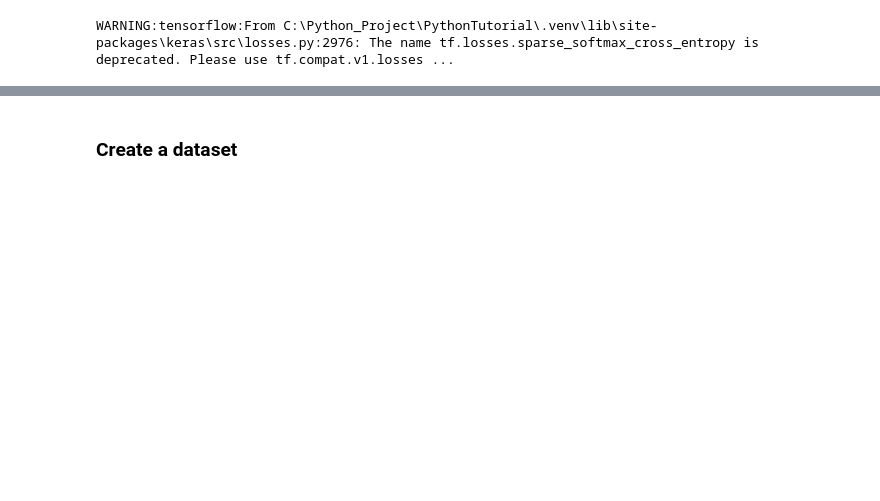
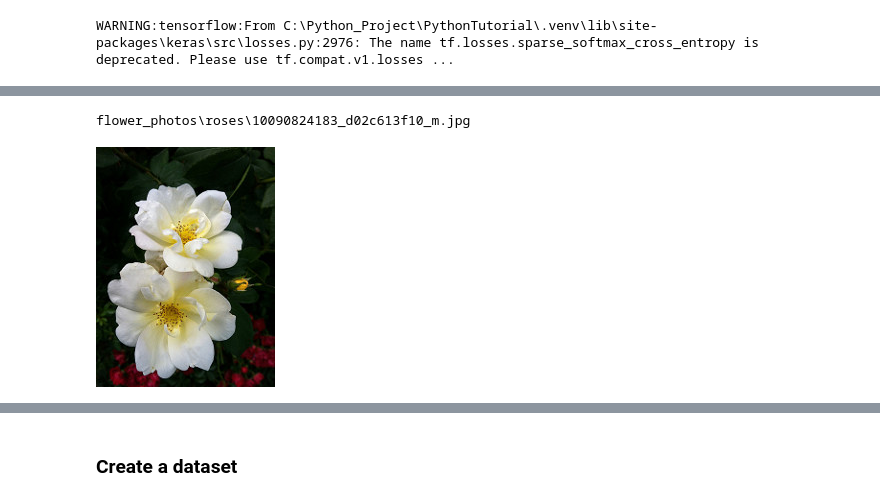
Before and after one commit to hexs/PythonTutorial, a Jupyter notebook: 6. Image classification/classification.ipynb, the cells around one changed output, grey strips where cells are left out. Cells and saved outputs as stored; diff of their text form; code cells hidden in the pictures; blank space fills up the shorter version.

```diff
--- a/6. Image classification/classification.ipynb
+++ b/6. Image classification/classification.ipynb
@@ -35,5 +19,9 @@ print(image_count)
 # %%
 roses = list(data_dir.glob('roses/*'))
-PIL.Image.open(str(roses[0]))
+print(roses[0])
+PIL.Image.open(roses[0])
+# %% [output]
+flower_photos\roses\10090824183_d02c613f10_m.jpg
+[figure, added]
 # %%
 PIL.Image.open(str(roses[1]))
```
Also changed, not shown: parts of 71 cells of this notebook, 2 other files.
